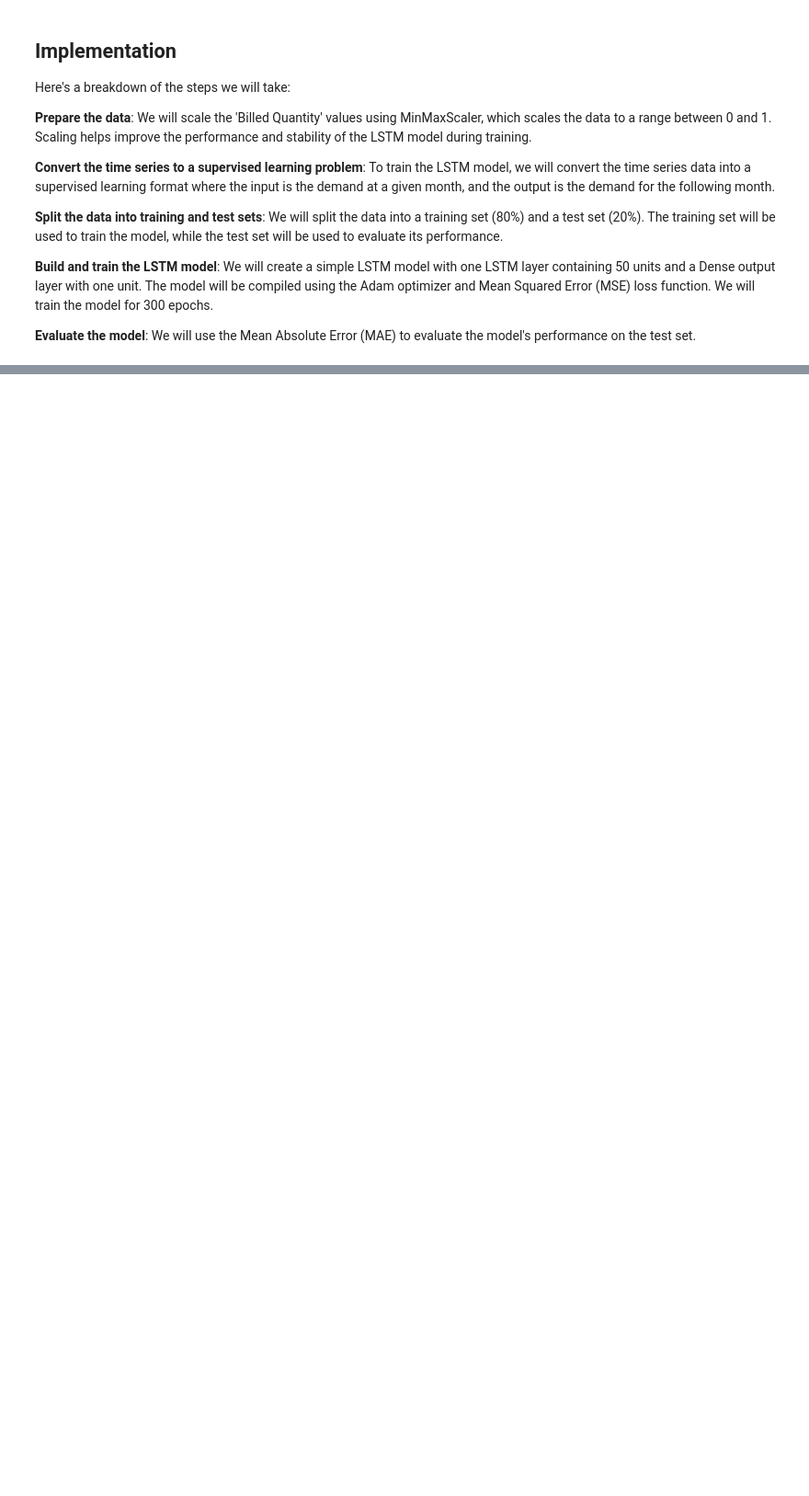
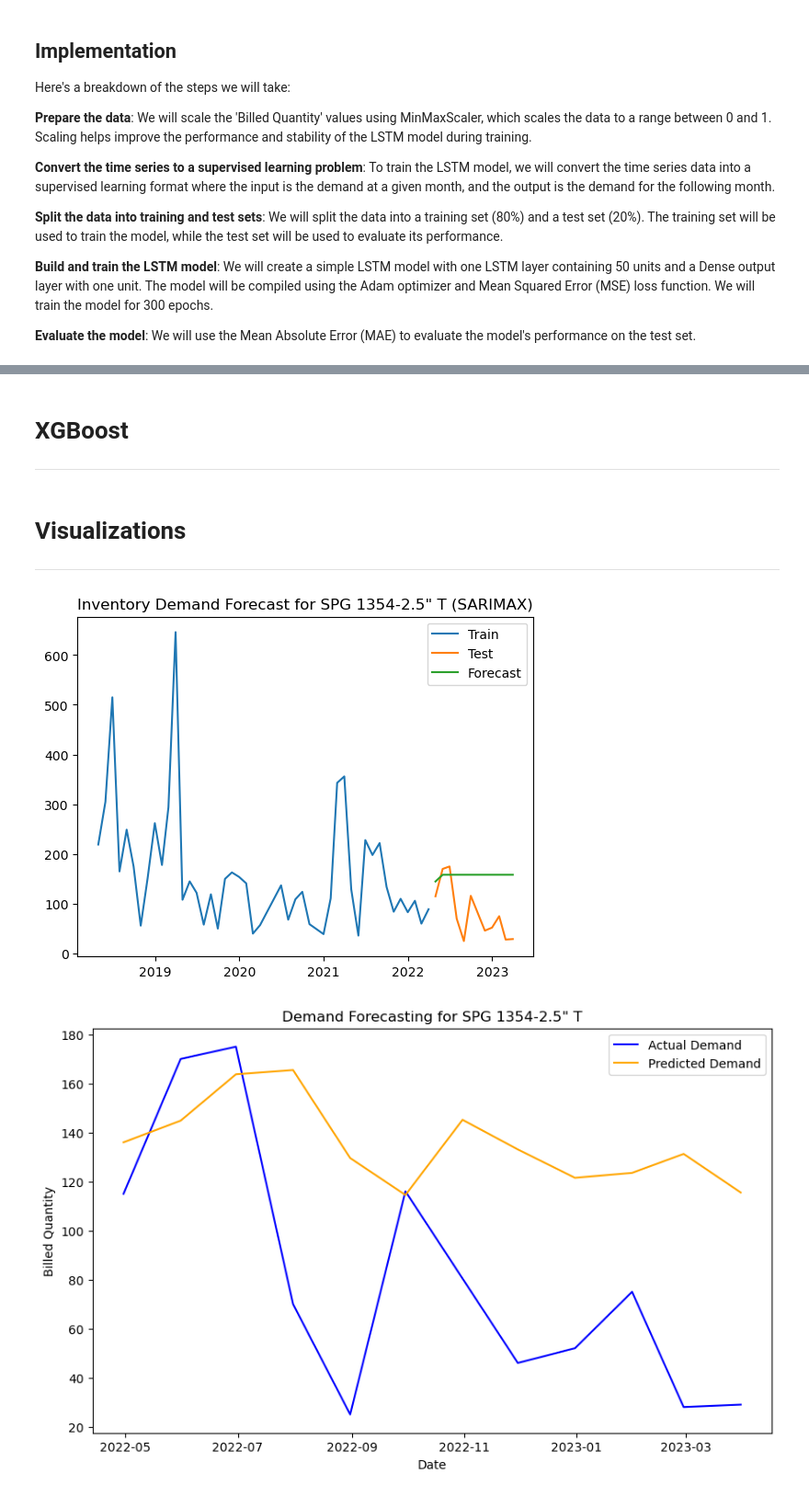
Before and after one commit to prathamshroff/Inventory-Demand-Forecasting, a Jupyter notebook: inventory-forecasting.ipynb, the cells around one changed output, grey strips where cells are left out. Shown at 92% size. Saved outputs shown, nothing was run; the diff lists cells and outputs as text; code cells hidden in the pictures; blank space fills up the shorter version.

Commit message:
Added STL & XGBoost. Attempted LightGBM

```diff
--- a/inventory-forecasting.ipynb
+++ b/inventory-forecasting.ipynb
@@ -172,7 +175,7 @@ if len(unique_items) > 0:
 
     # Apply the forecast_item_demand() function to each unique item
     for item in unique_items:
-        mae = forecast_item_demand(item, filtered_data, plot=False)
+        mae = sarimax_forecast_item_demand(item, filtered_data, plot=False)
         if mae is not None:
             mae_values.append(mae)
 
@@ -342,0 +277,17 @@ Mean Absolute Error for S-STRAP 4": 0.1269
+# %%
+# Use the filtered_data DataFrame prepared earlier
+mae_values_LSTM = []
+
+# Apply the forecast_item_demand() function to each unique item
+for item in unique_items[:10]:
+    mae = lstm_forecast_item_demand(item, filtered_data)
+    if mae is not None:
+        mae_values_LSTM.append(mae)
+
+# Calculate the mean of all MAEs
+mean_mae = sum(mae_values_LSTM) / len(mae_values_LSTM)
+
+# Clearing the Individual Mean Errors, Skips & Warnings
+clear_output(wait=True)
+
+print(f"Mean Absolute Error across all products: {mean_mae:.2f}")
@@ -342,0 +389,3 @@ Mean Absolute Error for S-STRAP 4": 0.1269
+# %% [markdown]
+# XGBoost
+---
@@ -342,0 +423,39 @@ Mean Absolute Error for S-STRAP 4": 0.1269
+# %% [markdown]
+# Visualizations
+---
+# %%
+%%capture --no-display
+def plot_forecast(train_data, test_data, y_train_pred, y_test_pred):
+    plt.figure()
+    plt.plot(train_data.index, train_data['Billed Quantity'], label='Train')
+    plt.plot(test_data.index, test_data['Billed Quantity'], label='Test')
+    plt.plot(train_data.index, y_train_pred, label='Train Forecast')
+    plt.plot(test_data.index, y_test_pred, label='Test Forecast')
+    plt.title('Inventory Demand Forecast')
+    plt.legend()
+    plt.show()
+
+def visualize_all_forecasts(item_name, data, train_size=0.8, n_lags=12):
+    print(f"Forecasts for item: {item_name}")
+
+    print("SARIMAX Forecast:")
+    sarimax_forecast_item_demand(item_name, data, plot=True, train_size=train_size)
+
+    print("LSTM Forecast:")
+    lstm_forecast_item_demand(item_name, data, plot=True, train_size=train_size)
+
+    print("STL Forecast:")
+    stl_forecast_item_demand(item_name, data, plot=True, train_size=train_size, n_lags=n_lags)
+
+    # print("LightGBM Forecast:")
+    # lightgbm_forecast_item_demand(item_name, data, plot=True, train_size=train_size, n_lags=n_lags)
+
+    print("XGBoost Forecast:")
+    xgboost_forecast_item_demand(item_name, data, plot=True, train_size=train_size, n_lags=n_lags)
+
+# Replace 'item_name' with the name of the item you want to forecast
+item_name = "SPG 1354-2.5\" T"
+visualize_all_forecasts(item_name, filtered_data)
+# %% [output]
+[figure, added]
+[figure, added]
```
Also changed, not shown: parts of 16 cells of this notebook.
